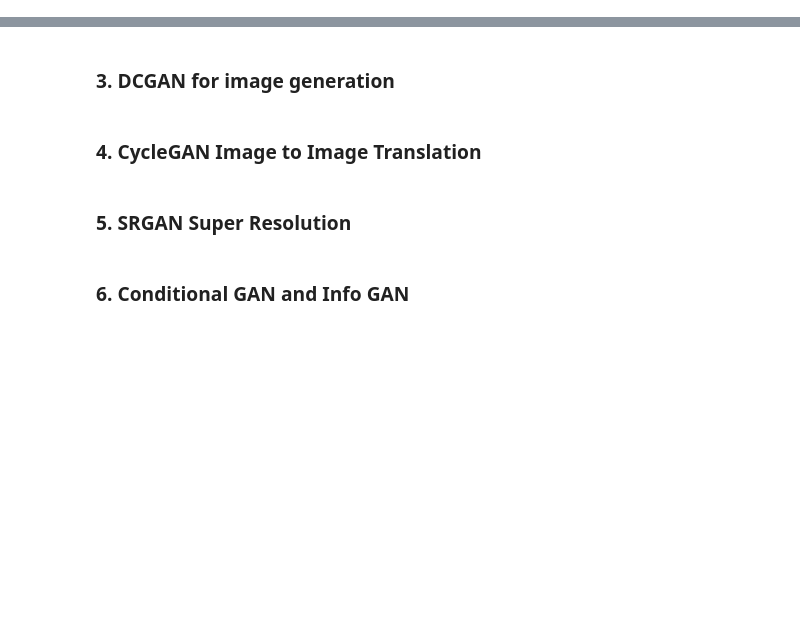
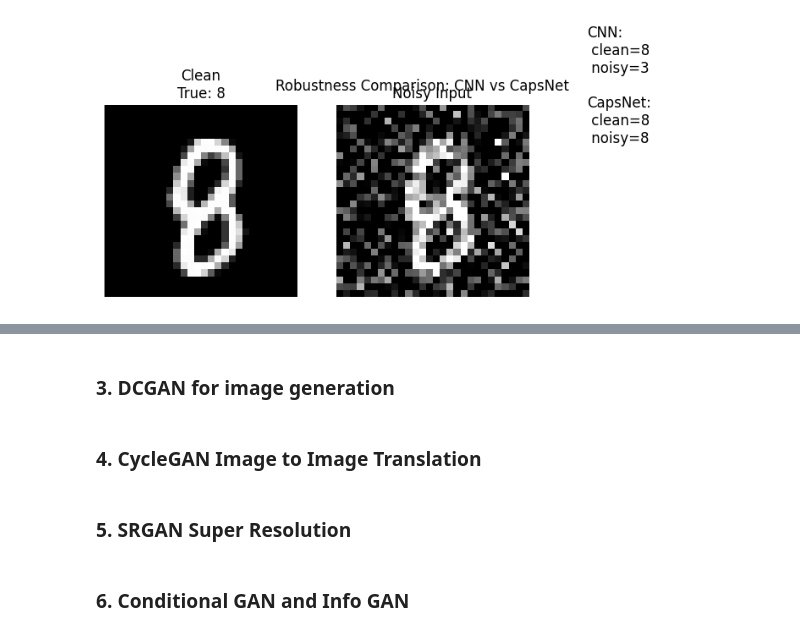
Before and after one commit to sandipan/Book-Wiley-Image-Processing-and-Computer-Vision-with-Python-Methods-and-Implementation, a Jupyter notebook: Chapter 5/Chapter5.ipynb, the cells around one changed output, grey strips where cells are left out. Drawn from its saved outputs; the diff is of its cells as text; code cells hidden in the pictures; blank space fills up the shorter version.

```diff
--- a/Chapter 5/Chapter5.ipynb
+++ b/Chapter 5/Chapter5.ipynb
@@ -47,0 +1058,84 @@ model.compile(optimizer='adam', loss='margin_loss', metrics=['accuracy'])
+# %%
+# ============================================================
+# 🎯 CNN vs CapsNet: Simple Adversarial/Noise Robustness Demo
+# (Baseline CNN gets fooled, CapsNet remains stable)
+# ============================================================
+
+import numpy as np
+import tensorflow as tf
+import matplotlib.pyplot as plt
+
+# ------------------------------------------------------------
+# 1. Select a clean test sample
+# ------------------------------------------------------------
+
+idx = 177
+clean_img = x_test[idx:idx+1]
+true_label = y_test[idx]
+
+# ------------------------------------------------------------
+# 2. Add perturbation (noise attack)
+#    -> simple Gaussian noise (NOT adversarial training required)
+# ------------------------------------------------------------
+
+noise = np.random.normal(loc=0.0, scale=0.35, size=clean_img.shape)
+noisy_img = np.clip(clean_img + noise, 0., 1.)
+
+# ------------------------------------------------------------
+# 3. Predictions
+# ------------------------------------------------------------
+
+cnn_pred_clean = np.argmax(cnn_model.predict(clean_img))
+cnn_pred_noisy = np.argmax(cnn_model.predict(noisy_img))
+
+caps_pred_clean = np.argmax(capsnet.predict(clean_img))
+caps_pred_noisy = np.argmax(capsnet.predict(noisy_img))
+
+# ------------------------------------------------------------
+# 4. Visualization
+# ------------------------------------------------------------
+
+plt.figure(figsize=(10,3))
+
+plt.subplot(1,3,1)
+plt.imshow(clean_img[0].squeeze(), cmap='gray')
+plt.title(f"Clean\nTrue: {true_label}")
+plt.axis("off")
+
+plt.subplot(1,3,2)
+plt.imshow(noisy_img[0].squeeze(), cmap='gray')
+plt.title("Noisy Input")
+plt.axis("off")
+
+plt.subplot(1,3,3)
+plt.text(
+    0.1, 0.8,
+    f"CNN:\n clean={cnn_pred_clean}\n noisy={cnn_pred_noisy}\n\n"
+    f"CapsNet:\n clean={caps_pred_clean}\n noisy={caps_pred_noisy}",
+    fontsize=12
+)
+plt.axis("off")
+
+plt.suptitle("Robustness Comparison: CNN vs CapsNet")
+plt.show()
+
+# ------------------------------------------------------------
+# 5. Optional: Batch robustness check
+# ------------------------------------------------------------
+
+def evaluate_noise_robustness(model, x, y, noise_std=0.35):
+
+    noise = np.random.normal(0, noise_std, x.shape)
+    x_noisy = np.clip(x + noise, 0., 1.)
+
+    preds = np.argmax(model.predict(x_noisy), axis=1)
+
+    return np.mean(preds == y)
+
+cnn_acc_noisy = evaluate_noise_robustness(cnn_model, x_test[:1000], y_test[:1000])
+caps_acc_noisy = evaluate_noise_robustness(capsnet, x_test[:1000], y_test[:1000])
+
+print("Noisy Accuracy Comparison")
+print("CNN     :", cnn_acc_noisy)
+print("CapsNet :", caps_acc_noisy)
+# %% [output]
@@ -47,0 +1146 @@ model.compile(optimizer='adam', loss='margin_loss', metrics=['accuracy'])
+[figure, added]
```
Also changed, not shown: parts of 17 cells of this notebook, 1 other file.
